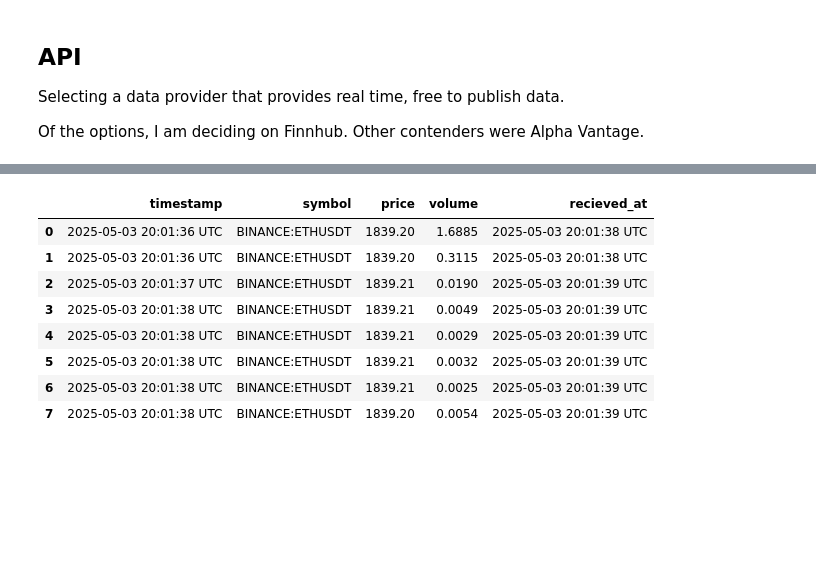
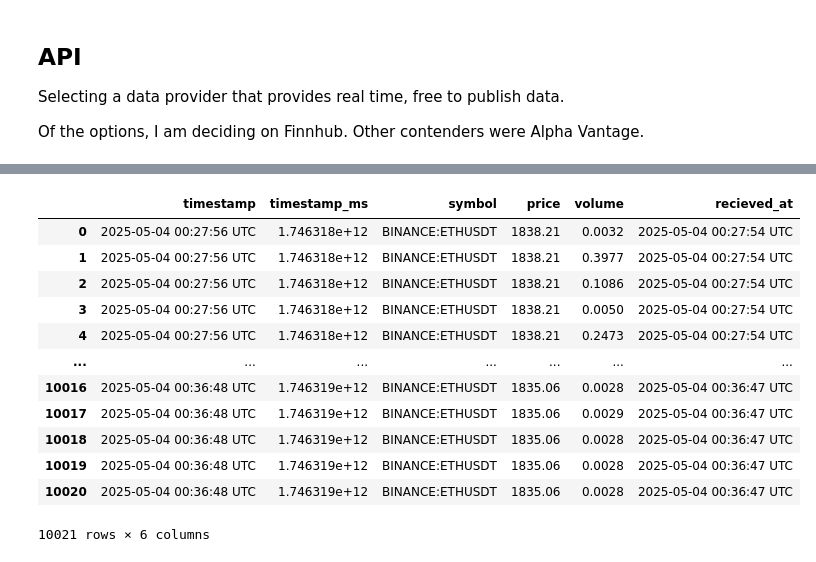
Before and after one commit to ekopen/market_data_stream, a Jupyter notebook: main.ipynb, the cells around one changed output, grey strips where cells are left out. Cells and saved outputs as stored; diff of their text form; code cells hidden in the pictures; blank space fills up the shorter version.

```diff
--- a/main.ipynb
+++ b/main.ipynb
@@ -168,19 +153,23 @@ False
 # %%
-pd.read_sql('''
+pd.read_sql(
+'''
 SELECT *
 FROM price_ticks
-
 '''
 , conn)
 # %% [output]
-|  | timestamp | symbol | price | volume | recieved_at |
-| 0 | 2025-05-03 20:01:36 UTC | BINANCE:ETHUSDT | 1839.20 | 1.6885 | 2025-05-03 20:01:38 UTC |
-| 1 | 2025-05-03 20:01:36 UTC | BINANCE:ETHUSDT | 1839.20 | 0.3115 | 2025-05-03 20:01:38 UTC |
-| 2 | 2025-05-03 20:01:37 UTC | BINANCE:ETHUSDT | 1839.21 | 0.0190 | 2025-05-03 20:01:39 UTC |
-| 3 | 2025-05-03 20:01:38 UTC | BINANCE:ETHUSDT | 1839.21 | 0.0049 | 2025-05-03 20:01:39 UTC |
-| 4 | 2025-05-03 20:01:38 UTC | BINANCE:ETHUSDT | 1839.21 | 0.0029 | 2025-05-03 20:01:39 UTC |
-| 5 | 2025-05-03 20:01:38 UTC | BINANCE:ETHUSDT | 1839.21 | 0.0032 | 2025-05-03 20:01:39 UTC |
-| 6 | 2025-05-03 20:01:38 UTC | BINANCE:ETHUSDT | 1839.21 | 0.0025 | 2025-05-03 20:01:39 UTC |
-| 7 | 2025-05-03 20:01:38 UTC | BINANCE:ETHUSDT | 1839.20 | 0.0054 | 2025-05-03 20:01:39 UTC |
+|  | timestamp | timestamp_ms | symbol | price | volume | recieved_at |
+| 0 | 2025-05-04 00:27:56 UTC | 1.746318e+12 | BINANCE:ETHUSDT | 1838.21 | 0.0032 | 2025-05-04 00:27:54 UTC |
+| 1 | 2025-05-04 00:27:56 UTC | 1.746318e+12 | BINANCE:ETHUSDT | 1838.21 | 0.3977 | 2025-05-04 00:27:54 UTC |
+| 2 | 2025-05-04 00:27:56 UTC | 1.746318e+12 | BINANCE:ETHUSDT | 1838.21 | 0.1086 | 2025-05-04 00:27:54 UTC |
+| 3 | 2025-05-04 00:27:56 UTC | 1.746318e+12 | BINANCE:ETHUSDT | 1838.21 | 0.0050 | 2025-05-04 00:27:54 UTC |
+| 4 | 2025-05-04 00:27:56 UTC | 1.746318e+12 | BINANCE:ETHUSDT | 1838.21 | 0.2473 | 2025-05-04 00:27:54 UTC |
+| ... | ... | ... | ... | ... | ... | ... |
+| 10016 | 2025-05-04 00:36:48 UTC | 1.746319e+12 | BINANCE:ETHUSDT | 1835.06 | 0.0028 | 2025-05-04 00:36:47 UTC |
+| 10017 | 2025-05-04 00:36:48 UTC | 1.746319e+12 | BINANCE:ETHUSDT | 1835.06 | 0.0029 | 2025-05-04 00:36:47 UTC |
+| 10018 | 2025-05-04 00:36:48 UTC | 1.746319e+12 | BINANCE:ETHUSDT | 1835.06 | 0.0028 | 2025-05-04 00:36:47 UTC |
+| 10019 | 2025-05-04 00:36:48 UTC | 1.746319e+12 | BINANCE:ETHUSDT | 1835.06 | 0.0028 | 2025-05-04 00:36:47 UTC |
+| 10020 | 2025-05-04 00:36:48 UTC | 1.746319e+12 | BINANCE:ETHUSDT | 1835.06 | 0.0028 | 2025-05-04 00:36:47 UTC |
+10021 rows × 6 columns
 # %%
 conn.close() #close the connection
```
Also changed, not shown: parts of 5 cells of this notebook, 1 other file.
